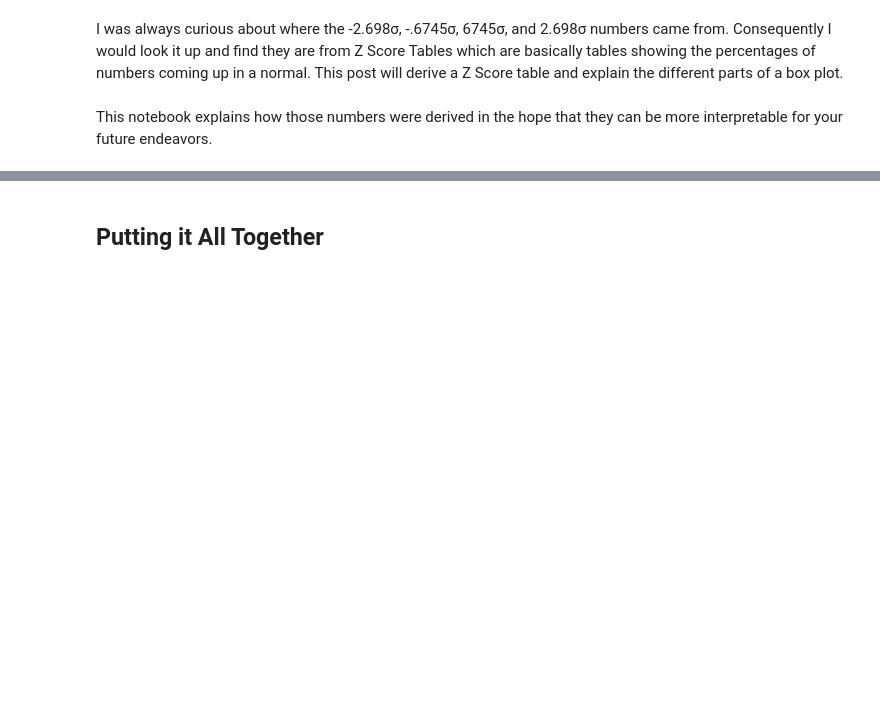
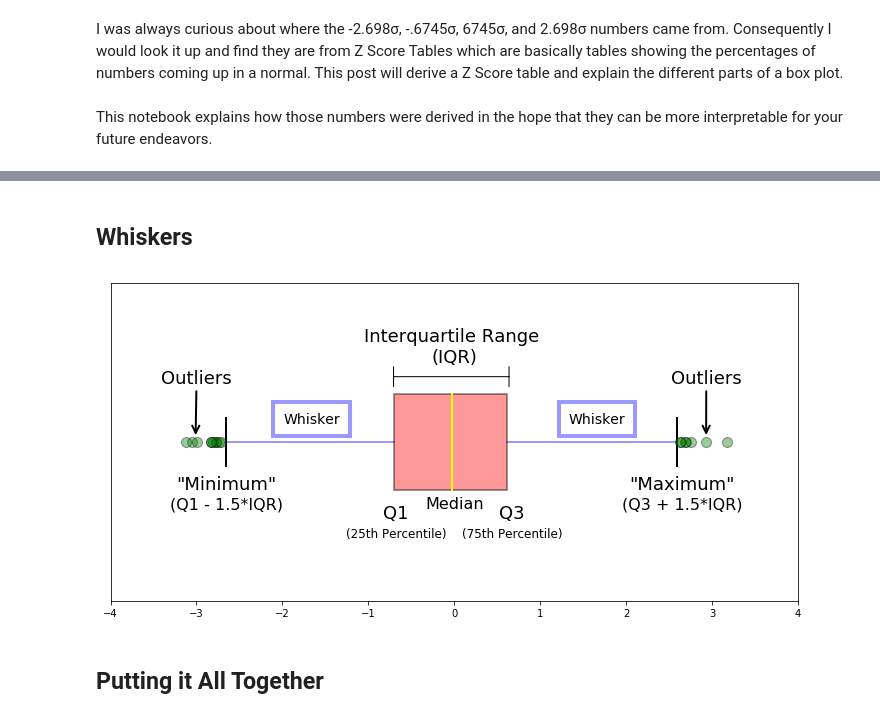
Before and after one commit to mGalarnyk/Python_Tutorials, a Jupyter notebook: Statistics/box_plot.ipynb, the cells around one changed output, grey strips where cells are left out. Drawn from its saved outputs; the diff is of its cells as text; code cells hidden in the pictures; blank space fills up the shorter version.

```diff
--- a/Statistics/box_plot.ipynb
+++ b/Statistics/box_plot.ipynb
@@ -58,3 +81,81 @@ axes.text(2.698, .12, r"Q3 + 1.5*IQR", horizontalalignment='center', fontsize=16
+# %% [markdown]
+## Whiskers
+# %%
+np.random.seed(0)
+
+# connection path is here: https://stackoverflow.com/questions/6146290/plotting-a-line-over-several-graphs
+mu, sigma = 0, 1 # mean and standard deviation
+s = np.random.normal(mu, sigma, 3000)
+
+fig, axes = plt.subplots(nrows = 1, ncols = 1, figsize=(10, 5))
+
+# rectangular box plot
+bplot = axes.boxplot(s,
+                vert=False,
+                patch_artist=True,
+                showfliers=True, # This would show outliers (the remaining .7% of the data)
+                positions = [0],
+                boxprops = dict(linestyle='--', linewidth=2, color='Black', facecolor = 'red', alpha = .4),
+                medianprops = dict(linestyle='-', linewidth=2, color='Yellow'),
+                whiskerprops = dict(linestyle='-', linewidth=2, color='Blue', alpha = .4),
+                capprops = dict(linestyle='-', linewidth=2, color='Black'),
+                flierprops = dict(marker='o', markerfacecolor='green', markersize=10,
+                  linestyle='none', alpha = .4),
+                widths = .3,
+                zorder = 1)
+
+axes.set_xlim(-4, 4)
+axes.set_yticks([])
+x = np.linspace(-4, 4, num = 100)
+constant = 1.0 / np.sqrt(2*np.pi)
+pdf_normal_distribution = constant * np.exp((-x**2) / 2.0)
+
+axes.annotate(r'',
+            xy=(-.73, .205), xycoords='data',
+            xytext=(.66, .205), textcoords='data',
+            arrowprops=dict(arrowstyle="|-|",
+                            connectionstyle="arc3")
+            );
+
+axes.text(0, .25, "Interquartile Range \n(IQR)",  horizontalalignment='center', fontsize=18)
+axes.text(0, -.21, r"Median", horizontalalignment='center', fontsize=16);
+axes.text(2.65, -.15, "\"Maximum\"", horizontalalignment='center', fontsize=18);
+#axes.text(-1.66, .03, "Whisker", horizontalalignment='center', fontsize=18);
+
+axes.text(1.66, .06, r'Whisker', horizontalalignment='center', fontsize=14,
+            bbox={'facecolor':'white',
+                  'edgecolor':'blue',
+                  'linewidth': 4,
+                  'alpha': .4,
+                  'pad':10.0});
+
+axes.text(-1.66, .06, r'Whisker', horizontalalignment='center', fontsize=14,
+            bbox={'facecolor':'white',
+                  'edgecolor':'blue',
+                  'linewidth': 4,
+                  'alpha': .4,
+                  'pad':10.0});
+
+axes.text(-2.65, -.15, "\"Minimum\"", horizontalalignment='center', fontsize=18);
+axes.text(-.68, -.24, r"Q1", horizontalalignment='center', fontsize=18);
+axes.text(-2.65, -.21, r"(Q1 - 1.5*IQR)", horizontalalignment='center', fontsize=16);
+axes.text(.6745, -.24, r"Q3", horizontalalignment='center', fontsize=18);
+axes.text(.6745, -.30, r"(75th Percentile)", horizontalalignment='center', fontsize=12);
+axes.text(-.68, -.30, r"(25th Percentile)", horizontalalignment='center', fontsize=12);
+axes.text(2.65, -.21, r"(Q3 + 1.5*IQR)", horizontalalignment='center', fontsize=16);
+
+axes.annotate('Outliers', xy=(2.93,0.015), xytext=(2.52,0.20), fontsize = 18,
+            arrowprops={'arrowstyle': '->', 'color': 'black', 'lw': 2},
+            va='center');
+
+axes.annotate('Outliers', xy=(-3.01,0.015), xytext=(-3.41,0.20), fontsize = 18,
+            arrowprops={'arrowstyle': '->', 'color': 'black', 'lw': 2},
+            va='center');
+
+fig.tight_layout()
+fig.savefig('images/simple_whisker.png', dpi = 900)
+# %% [output]
+[figure, added]
 # %% [markdown]
 ## Putting it All Together
 # %%
```
Also changed, not shown: parts of 3 cells of this notebook, 5 other files.
